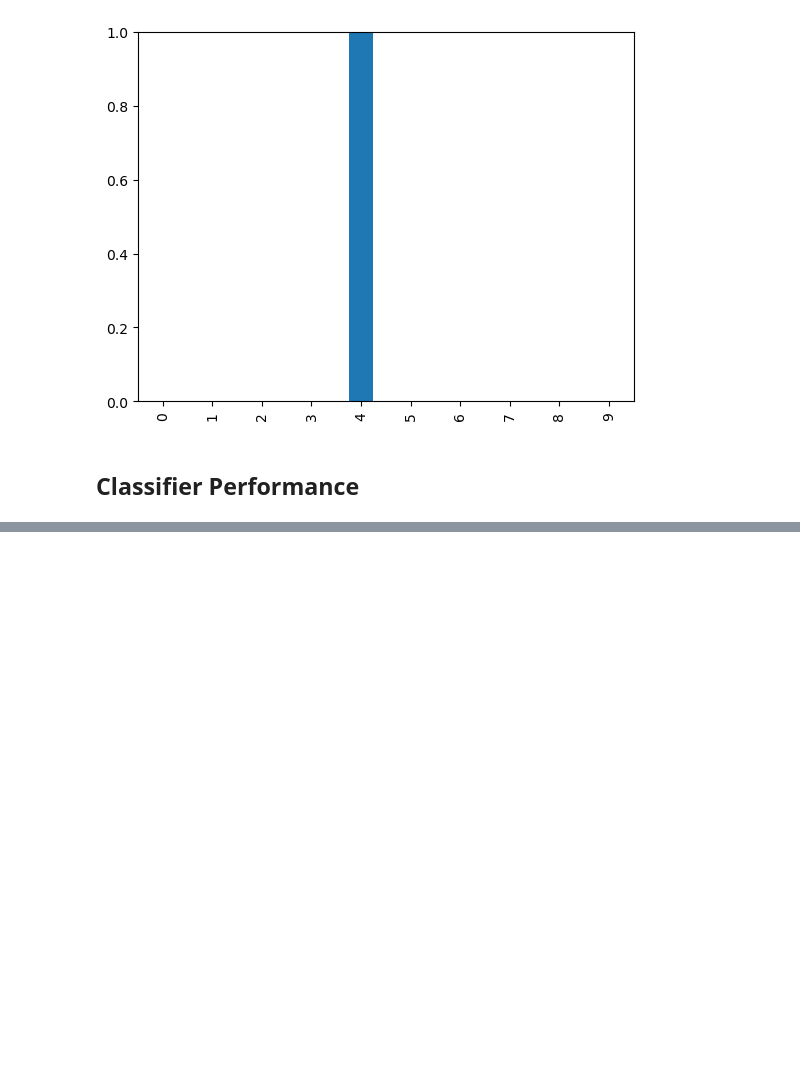
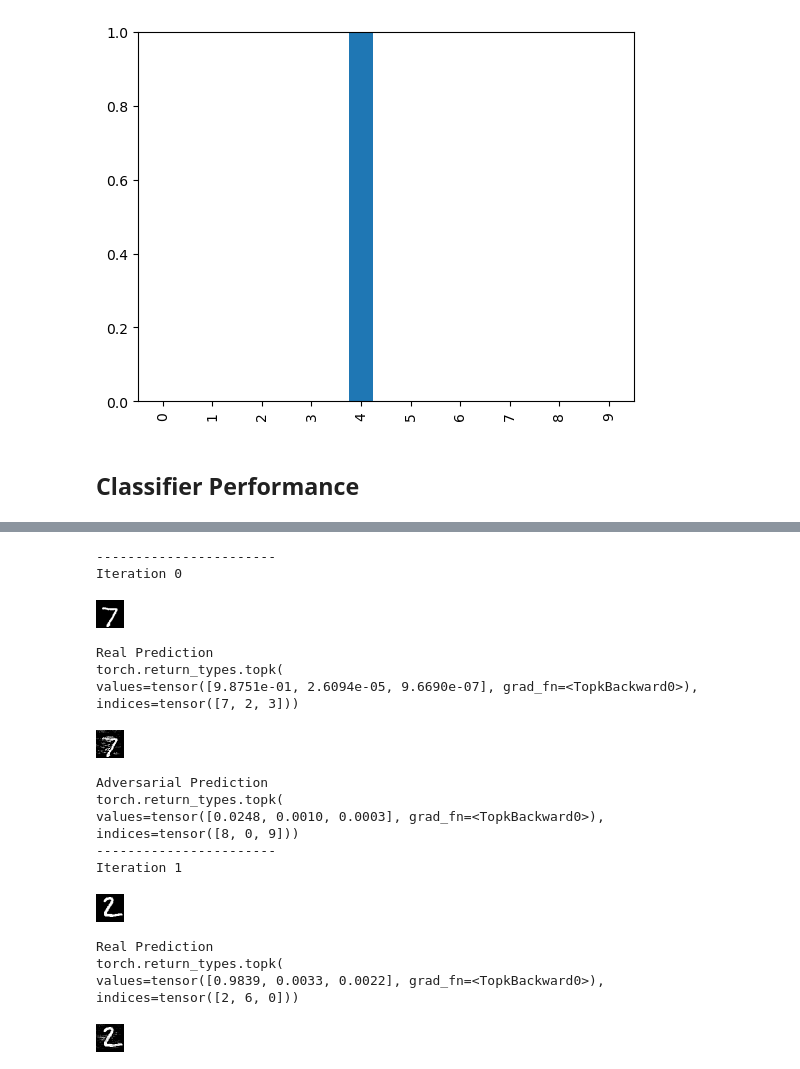
Before and after one commit to Dontoronto/AI-in-PyTorch, a Jupyter notebook: selfCoded/DeepFoolPretrained_v2_targeted/MNIST_Test/DeepFoolMNIST_targeted.ipynb, the cells around one changed output, grey strips where cells are left out. Cells and saved outputs as stored; diff of their text form; code cells hidden in the pictures; blank space fills up the shorter version.

```diff
--- a/selfCoded/DeepFoolPretrained_v2_targeted/MNIST_Test/DeepFoolMNIST_targeted.ipynb
+++ b/selfCoded/DeepFoolPretrained_v2_targeted/MNIST_Test/DeepFoolMNIST_targeted.ipynb
@@ -111,14 +111,18 @@ class Classifier(nn.Module):
         pass
 
 
-    def forward(self, inputs):
+    def forward_train(self, inputs):
         # simply run model
         return self.model(inputs)
 
+    def forward(self, inputs):
+        # simply run model
+        return self.model(inputs).unsqueeze(0)
 
-    def train(self, inputs, targets):
+
+    def train_classifier(self, inputs, targets):
         # calculate the output of the network
-        outputs = self.forward(inputs)
+        outputs = self.forward_train(inputs)
 
         # calculate loss
         loss = self.loss_function(outputs, targets)
@@ -161,7 +165,7 @@ epochs = 3
 for i in range(epochs):
     print('training epoch', i+1, "of", epochs)
     for label, image_data_tensor, target_tensor in mnist_dataset:
-        C.train(image_data_tensor.view(1, 1, 28, 28), target_tensor)
+        C.train_classifier(image_data_tensor.view(1, 1, 28, 28), target_tensor)
         pass
     pass
 # %% [output]
@@ -193,7 +197,7 @@ C.plot_progress()
 # %%
 # load MNIST test data
 
-mnist_test_dataset = MnistDataset(r'../../../gan/mnist_dataset/mnist_test.csv')
+mnist_test_dataset = MnistDataset(r'../../../dataset/mnist_dataset/mnist_test.csv')
 # %%
 # pick a record
 record = 19
@@ -224,7 +233,7 @@ score = 0
 items = 0
 
 for label, image_data_tensor, target_tensor in mnist_test_dataset:
-    answer = C.forward(image_data_tensor.view(1,1,28,28)).detach().numpy()
+    answer = C.forward_train(image_data_tensor.view(1,1,28,28)).detach().numpy()
     if (answer.argmax() == label):
         score += 1
         pass
@@ -237,0 +249,64 @@ print(score, items, score/items)
+# %%
+import torchattacks
+import numpy as np
+from IPython.display import display
+
+C.eval()
+
+attack = torchattacks.DeepFool(C, steps=50, overshoot=0.02)
+
+counter = 0
+for label, image_data_tensor, target_tensor in mnist_test_dataset:
+    print("-----------------------")
+    print("Iteration {}".format(counter))
+    answer = C.forward_train(image_data_tensor.clone().detach().view(1,1,28,28))
+    answer_new = answer.detach().numpy()
+    _, idx = torch.max(answer.unsqueeze(0).clone().detach(), dim=1)
+
+    pandas.DataFrame(answer_new).plot(kind='bar', legend=True, ylim=(0,1))
+
+    adv_images = attack(image_data_tensor.clone().detach().view(1,1,28,28), idx)
+
+    adv_answer = C.forward_train(adv_images)
+    #print(adv_answer)
+    pandas.DataFrame(adv_answer.detach().numpy()).plot(kind='bar', legend=False, ylim=(0,1))
+
+    numpy_adv = adv_images.squeeze(0).squeeze(0).numpy()
+    numpy_real = image_data_tensor.clone().detach().view(1,1,28,28).squeeze(0).squeeze(0).numpy()
+
+    # Convert the NumPy array to a PIL image
+    image_adv = Image.fromarray((numpy_adv * 255).astype(np.uint32)).convert('RGB')
+    image_real = Image.fromarray((numpy_real * 255).astype(np.uint32)).convert('RGB')
+
+    #image_adv.show("adv")
+    #imshow(np.asarray(image_real))
+    display(image_real)
+    print("Real Prediction")
+    print(torch.topk(answer,3))
+    display(image_adv)
+    print("Adversarial Prediction")
+    print(torch.topk(adv_answer,3))
+    counter+=1
+    if counter==10:
+        break
+# %% [output]
+-----------------------
+Iteration 0
+[figure, added]
+Real Prediction
+torch.return_types.topk(
+values=tensor([9.8751e-01, 2.6094e-05, 9.6690e-07], grad_fn=<TopkBackward0>),
+indices=tensor([7, 2, 3]))
+[figure, added]
+Adversarial Prediction
+torch.return_types.topk(
+values=tensor([0.0248, 0.0010, 0.0003], grad_fn=<TopkBackward0>),
+indices=tensor([8, 0, 9]))
+-----------------------
+Iteration 1
+[figure, added]
+Real Prediction
+torch.return_types.topk(
+values=tensor([0.9839, 0.0033, 0.0022], grad_fn=<TopkBackward0>),
+indices=tensor([2, 6, 0]))
+[figure, added]
```
Also changed, not shown: parts of 9 cells of this notebook, 1 other file.
